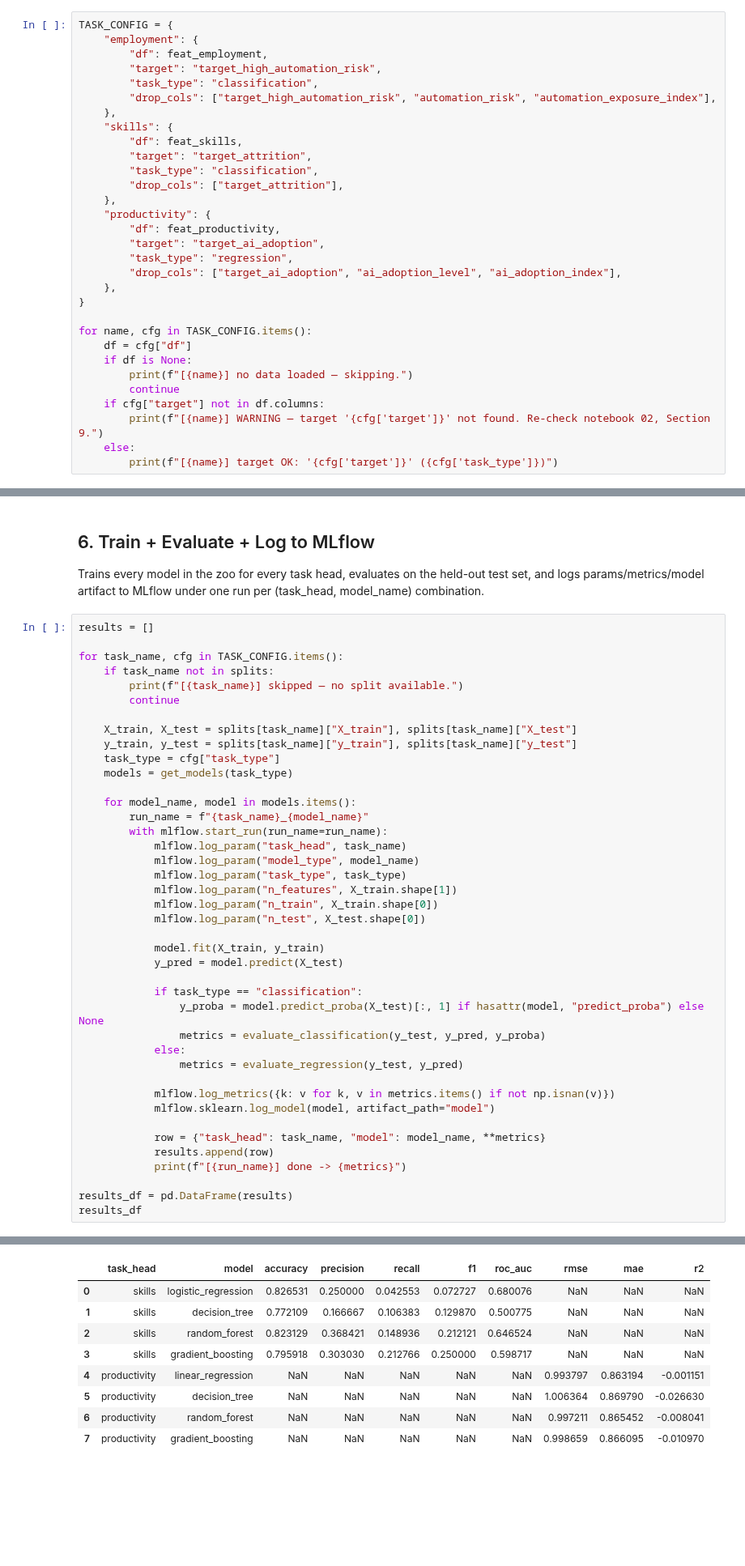
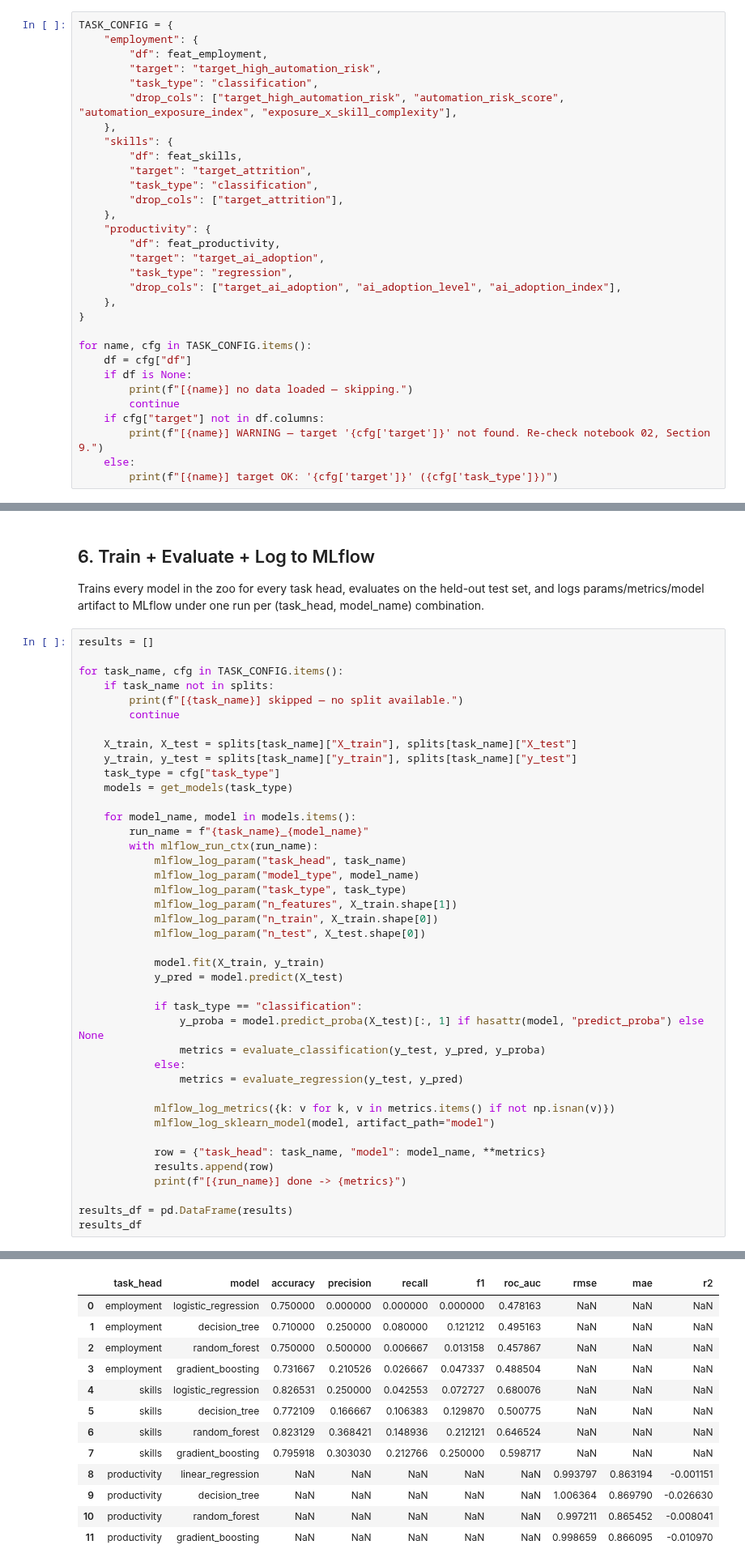
Before and after one commit to NatureAiia/ZivaBasa-MVP, a Jupyter notebook: notebooks/03_baseline_models.ipynb, the cells around one changed output, grey strips where cells are left out. Shown at 81% size. Saved outputs shown, nothing was run; the diff lists cells and outputs as text; blank space fills up the shorter version.

```diff
--- a/notebooks/03_baseline_models.ipynb
+++ b/notebooks/03_baseline_models.ipynb
@@ -104,7 +130,7 @@ TASK_CONFIG = {
         "df": feat_employment,
         "target": "target_high_automation_risk",
         "task_type": "classification",
-        "drop_cols": ["target_high_automation_risk", "automation_risk", "automation_exposure_index"],
+        "drop_cols": ["target_high_automation_risk", "automation_risk_score", "automation_exposure_index", "exposure_x_skill_complexity"],
     },
     "skills": {
         "df": feat_skills,
@@ -227,13 +254,13 @@ for task_name, cfg in TASK_CONFIG.items():
 
     for model_name, model in models.items():
         run_name = f"{task_name}_{model_name}"
-        with mlflow.start_run(run_name=run_name):
-            mlflow.log_param("task_head", task_name)
-            mlflow.log_param("model_type", model_name)
-            mlflow.log_param("task_type", task_type)
-            mlflow.log_param("n_features", X_train.shape[1])
-            mlflow.log_param("n_train", X_train.shape[0])
-            mlflow.log_param("n_test", X_test.shape[0])
+        with mlflow_run_ctx(run_name):
+            mlflow_log_param("task_head", task_name)
+            mlflow_log_param("model_type", model_name)
+            mlflow_log_param("task_type", task_type)
+            mlflow_log_param("n_features", X_train.shape[1])
+            mlflow_log_param("n_train", X_train.shape[0])
+            mlflow_log_param("n_test", X_test.shape[0])
 
             model.fit(X_train, y_train)
             y_pred = model.predict(X_test)
@@ -244,8 +271,8 @@ for task_name, cfg in TASK_CONFIG.items():
             else:
                 metrics = evaluate_regression(y_test, y_pred)
 
-            mlflow.log_metrics({k: v for k, v in metrics.items() if not np.isnan(v)})
-            mlflow.sklearn.log_model(model, artifact_path="model")
+            mlflow_log_metrics({k: v for k, v in metrics.items() if not np.isnan(v)})
+            mlflow_log_sklearn_model(model, artifact_path="model")
 
             row = {"task_head": task_name, "model": model_name, **metrics}
             results.append(row)
@@ -274,12 +296,16 @@ results_df
 |  | task_head | model | accuracy | precision | recall | f1 | roc_auc | rmse | mae | r2 |
-| 0 | skills | logistic_regression | 0.826531 | 0.250000 | 0.042553 | 0.072727 | 0.680076 | NaN | NaN | NaN |
-| 1 | skills | decision_tree | 0.772109 | 0.166667 | 0.106383 | 0.129870 | 0.500775 | NaN | NaN | NaN |
-| 2 | skills | random_forest | 0.823129 | 0.368421 | 0.148936 | 0.212121 | 0.646524 | NaN | NaN | NaN |
-| 3 | skills | gradient_boosting | 0.795918 | 0.303030 | 0.212766 | 0.250000 | 0.598717 | NaN | NaN | NaN |
-| 4 | productivity | linear_regression | NaN | NaN | NaN | NaN | NaN | 0.993797 | 0.863194 | -0.001151 |
-| 5 | productivity | decision_tree | NaN | NaN | NaN | NaN | NaN | 1.006364 | 0.869790 | -0.026630 |
-| 6 | productivity | random_forest | NaN | NaN | NaN | NaN | NaN | 0.997211 | 0.865452 | -0.008041 |
-| 7 | productivity | gradient_boosting | NaN | NaN | NaN | NaN | NaN | 0.998659 | 0.866095 | -0.010970 |
+| 0 | employment | logistic_regression | 0.750000 | 0.000000 | 0.000000 | 0.000000 | 0.478163 | NaN | NaN | NaN |
+| 1 | employment | decision_tree | 0.710000 | 0.250000 | 0.080000 | 0.121212 | 0.495163 | NaN | NaN | NaN |
+| 2 | employment | random_forest | 0.750000 | 0.500000 | 0.006667 | 0.013158 | 0.457867 | NaN | NaN | NaN |
+| 3 | employment | gradient_boosting | 0.731667 | 0.210526 | 0.026667 | 0.047337 | 0.488504 | NaN | NaN | NaN |
+| 4 | skills | logistic_regression | 0.826531 | 0.250000 | 0.042553 | 0.072727 | 0.680076 | NaN | NaN | NaN |
+| 5 | skills | decision_tree | 0.772109 | 0.166667 | 0.106383 | 0.129870 | 0.500775 | NaN | NaN | NaN |
+| 6 | skills | random_forest | 0.823129 | 0.368421 | 0.148936 | 0.212121 | 0.646524 | NaN | NaN | NaN |
+| 7 | skills | gradient_boosting | 0.795918 | 0.303030 | 0.212766 | 0.250000 | 0.598717 | NaN | NaN | NaN |
+| 8 | productivity | linear_regression | NaN | NaN | NaN | NaN | NaN | 0.993797 | 0.863194 | -0.001151 |
+| 9 | productivity | decision_tree | NaN | NaN | NaN | NaN | NaN | 1.006364 | 0.869790 | -0.026630 |
+| 10 | productivity | random_forest | NaN | NaN | NaN | NaN | NaN | 0.997211 | 0.865452 | -0.008041 |
+| 11 | productivity | gradient_boosting | NaN | NaN | NaN | NaN | NaN | 0.998659 | 0.866095 | -0.010970 |
 # %% [markdown]
 ## 7. Results Comparison
 
```
Also changed, not shown: parts of 11 cells of this notebook, 1 other file.
